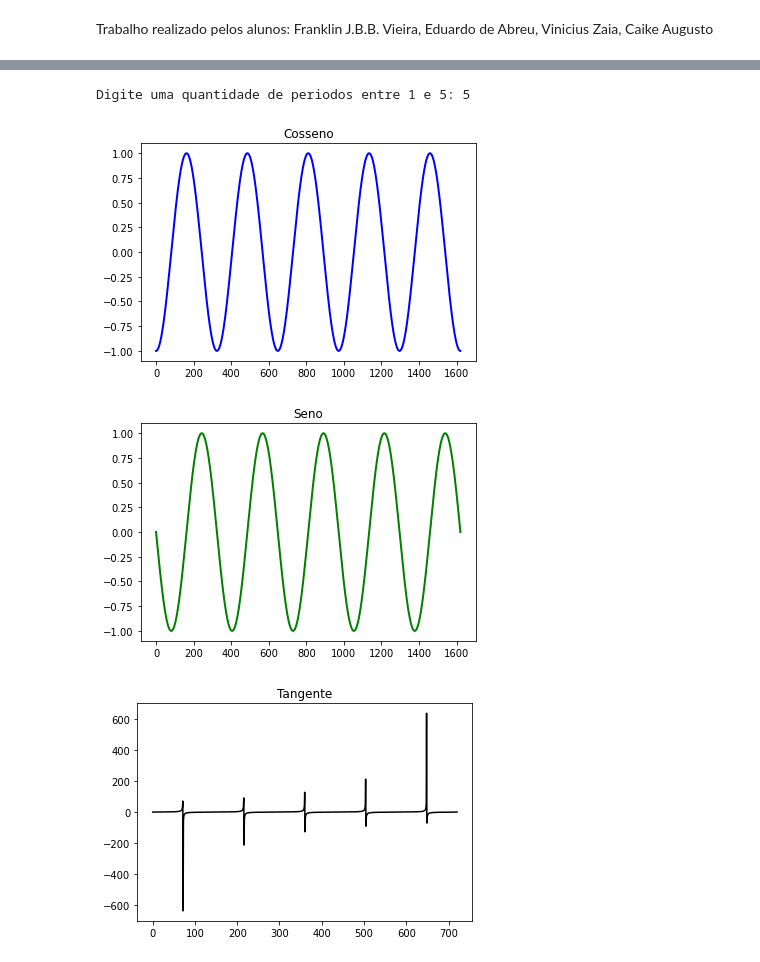
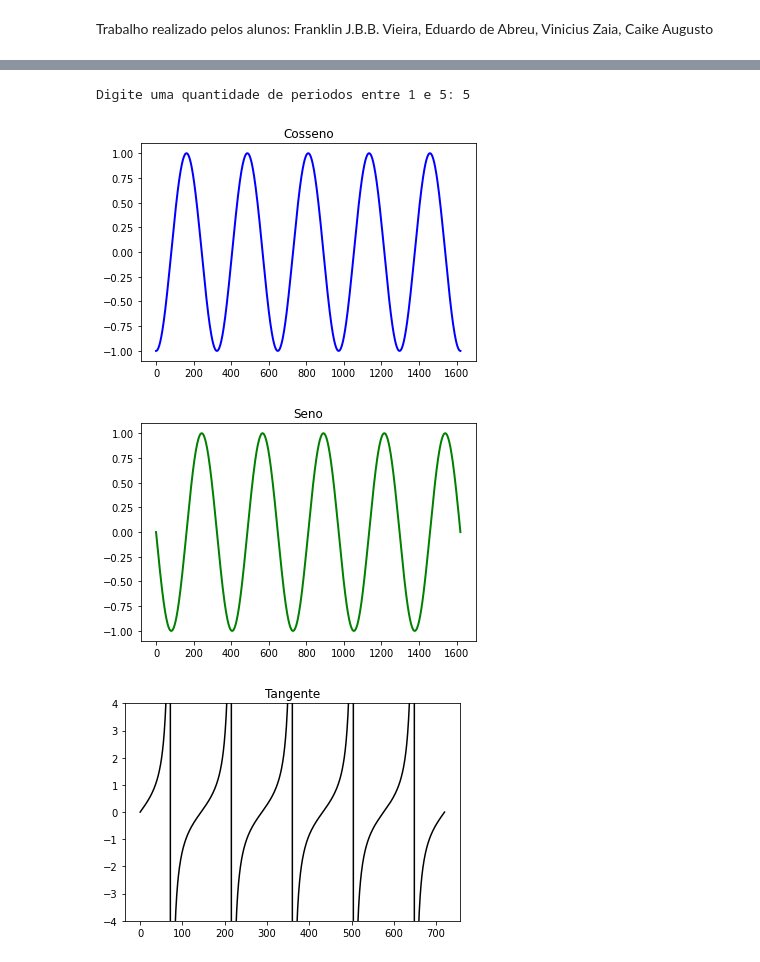
Before and after one commit to Frankossin/Trabalho-Franklin, a Jupyter notebook: Trabalho_modelagem_fisica.ipynb, the cells around one changed output, grey strips where cells are left out. Drawn from its saved outputs; the diff is of its cells as text; code cells hidden in the pictures.

```diff
--- a/Trabalho_modelagem_fisica.ipynb
+++ b/Trabalho_modelagem_fisica.ipynb
@@ -173,31 +152,32 @@ Digite um ângulo: 60
 # %%
 def func_trig():
   while True:
     x = int(input("Digite uma quantidade de periodos entre 1 e 5: "))
     if x >= 1 and x <= 5:
       break
 
   sc = (2*x) - 1
   tg = x-1
   z = np.linspace(0,sc*180, 1000, endpoint=True)
   X = np.linspace(-pi,sc*pi, 1000, endpoint=True)
   C = cos(X)
   S = sin(X)
 
   plt.plot(z, C, color="blue", linewidth=2.0, linestyle="-")
   plt.title("Cosseno")
   plt.show()
   plt.plot(z, S, color="green", linewidth=2.0, linestyle="-")
   plt.title("Seno")
   plt.show()
   tgz = np.linspace(0, tg*180, 1000)
   x = np.linspace(-pi, tg*pi, 1000)
   plt.plot(tgz, (np.tan(x)),color = 'black')
   plt.title("Tangente")
+  plt.ylim(-4,4)
   plt.show()
 func_trig()
 # %% [output]
 Digite uma quantidade de periodos entre 1 e 5: 5
 [figure]
 [figure]
-[figure, old version]
+[figure, new version]
```
Also changed, not shown: parts of 3 cells of this notebook.
